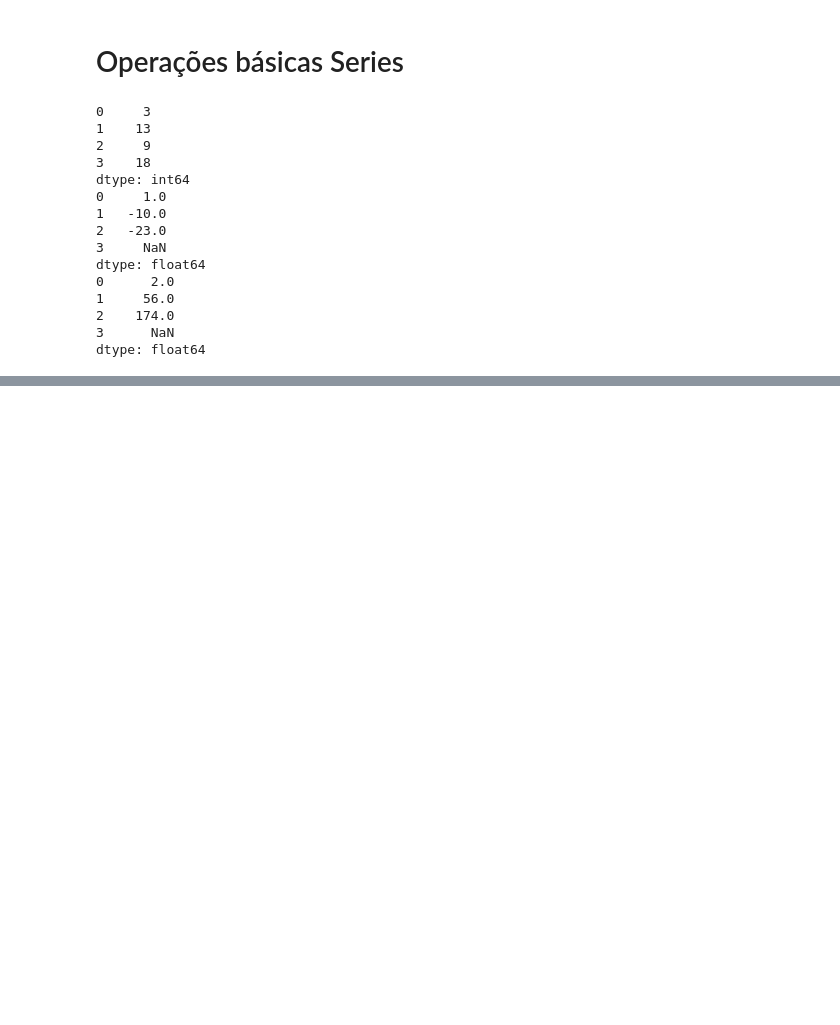
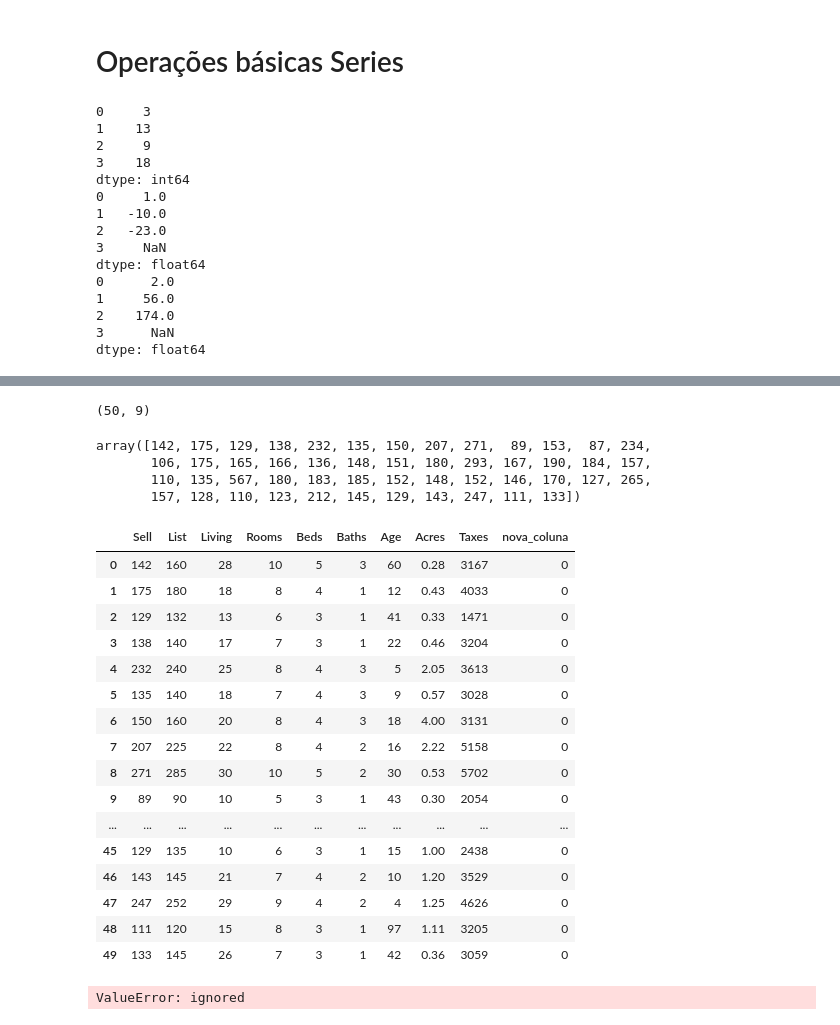
Before and after one commit to lioradopacio/Python_pandas, a Jupyter notebook: monitoria_pandas.ipynb, the cells around one changed output, grey strips where cells are left out. Saved outputs shown, nothing was run; the diff lists cells and outputs as text; code cells hidden in the pictures; blank space fills up the shorter version.

```diff
--- a/monitoria_pandas.ipynb
+++ b/monitoria_pandas.ipynb
@@ -161,0 +162,4 @@ dtype: float64
+# %%
+df = pd.read_csv('https://people.sc.fsu.edu/~jburkardt/data/csv/homes.csv', delimiter = ','
+, names = ['Sell', 'List', 'Living', 'Rooms', 'Beds', 'Baths', 'Age', 'Acres', 'Taxes'], skiprows = [0])
+df.head()
@@ -161,0 +194,41 @@ dtype: float64
+# %%
+df.shape
+# %% [output]
+(50, 9)
+# %%
+#values mostra só valores
+df['Sell'].values
+# %% [output]
+array([142, 175, 129, 138, 232, 135, 150, 207, 271,  89, 153,  87, 234,
+       106, 175, 165, 166, 136, 148, 151, 180, 293, 167, 190, 184, 157,
+       110, 135, 567, 180, 183, 185, 152, 148, 152, 146, 170, 127, 265,
+       157, 128, 110, 123, 212, 145, 129, 143, 247, 111, 133])
+# %%
+#adicionar nova coluna na tabela
+df['nova_coluna'] = 0
+df
+# %% [output]
+|  | Sell | List | Living | Rooms | Beds | Baths | Age | Acres | Taxes | nova_coluna |
+| 0 | 142 | 160 | 28 | 10 | 5 | 3 | 60 | 0.28 | 3167 | 0 |
+| 1 | 175 | 180 | 18 | 8 | 4 | 1 | 12 | 0.43 | 4033 | 0 |
+| 2 | 129 | 132 | 13 | 6 | 3 | 1 | 41 | 0.33 | 1471 | 0 |
+| 3 | 138 | 140 | 17 | 7 | 3 | 1 | 22 | 0.46 | 3204 | 0 |
+| 4 | 232 | 240 | 25 | 8 | 4 | 3 | 5 | 2.05 | 3613 | 0 |
+| 5 | 135 | 140 | 18 | 7 | 4 | 3 | 9 | 0.57 | 3028 | 0 |
+| 6 | 150 | 160 | 20 | 8 | 4 | 3 | 18 | 4.00 | 3131 | 0 |
+| 7 | 207 | 225 | 22 | 8 | 4 | 2 | 16 | 2.22 | 5158 | 0 |
+| 8 | 271 | 285 | 30 | 10 | 5 | 2 | 30 | 0.53 | 5702 | 0 |
+| 9 | 89 | 90 | 10 | 5 | 3 | 1 | 43 | 0.30 | 2054 | 0 |
+| ... | ... | ... | ... | ... | ... | ... | ... | ... | ... | ... |
+| 45 | 129 | 135 | 10 | 6 | 3 | 1 | 15 | 1.00 | 2438 | 0 |
+| 46 | 143 | 145 | 21 | 7 | 4 | 2 | 10 | 1.20 | 3529 | 0 |
+| 47 | 247 | 252 | 29 | 9 | 4 | 2 | 4 | 1.25 | 4626 | 0 |
+| 48 | 111 | 120 | 15 | 8 | 3 | 1 | 97 | 1.11 | 3205 | 0 |
+| 49 | 133 | 145 | 26 | 7 | 3 | 1 | 42 | 0.36 | 3059 | 0 |
+# %%
+#adicionando 10% nas taxas
+df['Taxes'] = df['Taxes'] * 1,1
+
+df.head()
+# %% [output]
+ValueError: ignored
```
Also changed, not shown: parts of 26 cells of this notebook.
